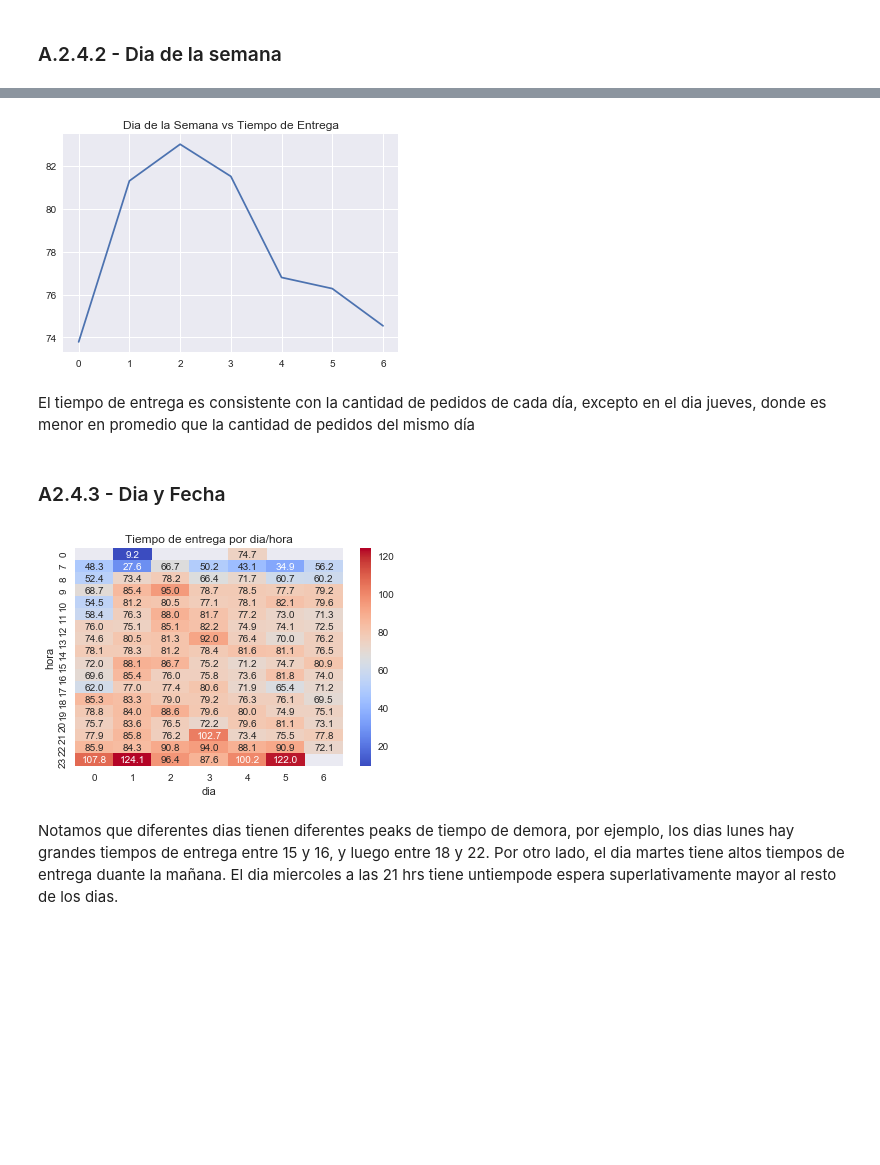
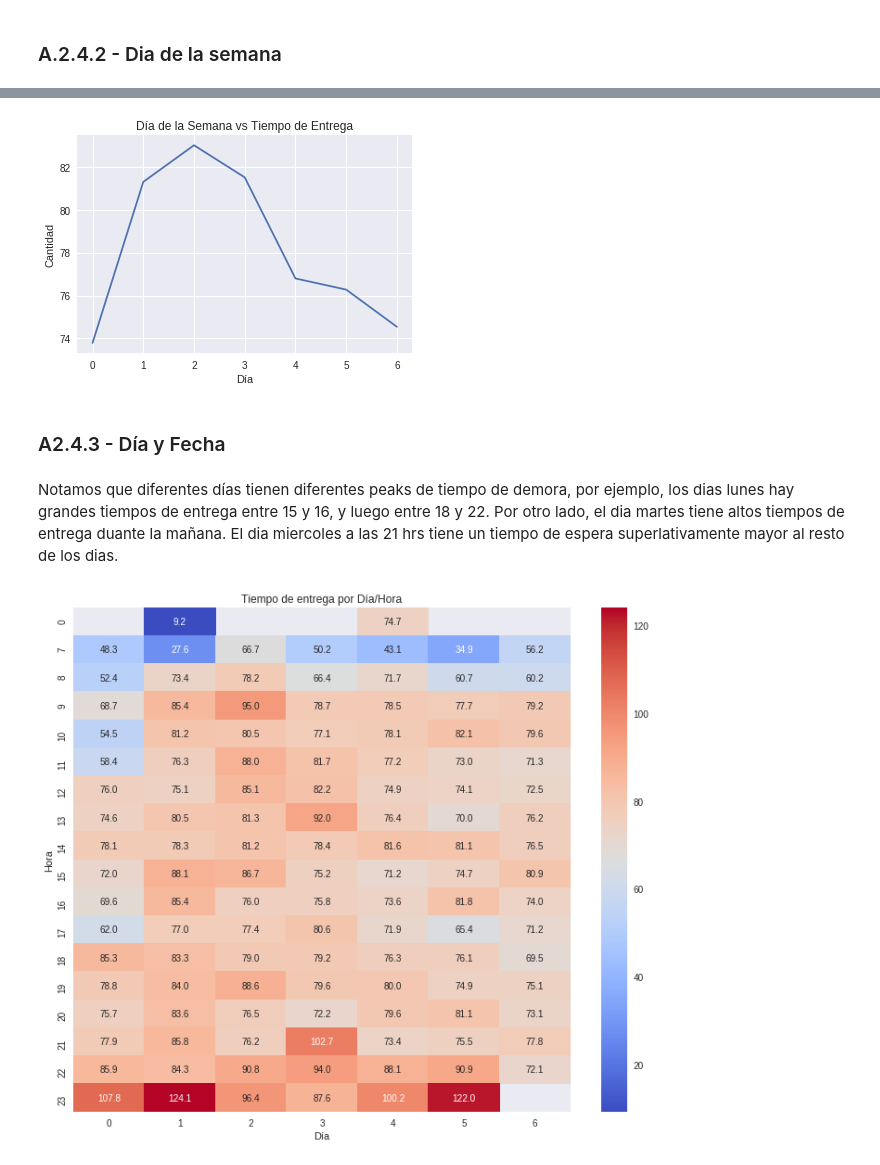
Before and after one commit to callejasv1/proyecto_oraculo, a Jupyter notebook: ProyectoV_Original.ipynb, the cells around one changed output, grey strips where cells are left out. Drawn from its saved outputs; the diff is of its cells as text; code cells hidden in the pictures; blank space fills up the shorter version.

```diff
--- a/ProyectoV_Original.ipynb
+++ b/ProyectoV_Original.ipynb
@@ -701,17 +769,21 @@ df.groupby('dia').mean()['tiempo']
 # %%
 plt.plot(df.groupby('dia').mean()['tiempo'])
-plt.title('Dia de la Semana vs Tiempo de Entrega');
+plt.title('Día de la Semana vs Tiempo de Entrega')
+plt.xlabel("Día")
+plt.ylabel("Cantidad");
 # %% [output]
-[figure, old version]
+[figure, new version]
-# %% [markdown]
-El tiempo de entrega es consistente con la cantidad de pedidos de cada día, excepto en el dia jueves, donde es menor en promedio que la cantidad de pedidos del mismo día
 # %% [markdown]
-### A2.4.3 - Dia y Fecha
+### A2.4.3 - Día y Fecha
+# %% [markdown]
+Notamos que diferentes días tienen diferentes peaks de tiempo de demora, por ejemplo, los dias lunes hay grandes tiempos de entrega entre 15 y 16, y luego entre 18 y 22. Por otro lado, el dia martes tiene altos tiempos de entrega duante la mañana. El dia miercoles a las 21 hrs tiene un tiempo de espera superlativamente mayor al resto de los dias.
 # %%
 table = pd.pivot_table(df, values='tiempo', index=['hora'], columns=['dia'], aggfunc=np.mean)
 # %%
-sns.heatmap(table,annot=True, cmap='coolwarm', fmt=".1f").set_title("Tiempo de entrega por dia/hora");
+plt.figure(figsize=(12, 10))
+sns.heatmap(table,annot=True, cmap='coolwarm', fmt=".1f")
+plt.xlabel("Día")
+plt.ylabel("Hora")
+plt.title("Tiempo de entrega por Día/Hora");
 # %% [output]
-[figure, old version]
+[figure, new version]
-# %% [markdown]
-Notamos que diferentes dias tienen diferentes peaks de tiempo de demora, por ejemplo, los dias lunes hay grandes tiempos de entrega entre 15 y 16, y luego entre 18 y 22. Por otro lado, el dia martes tiene altos tiempos de entrega duante la mañana. El dia miercoles a las 21 hrs tiene untiempode espera superlativamente mayor al resto de los dias.
```
Also changed, not shown: parts of 42 cells of this notebook.
